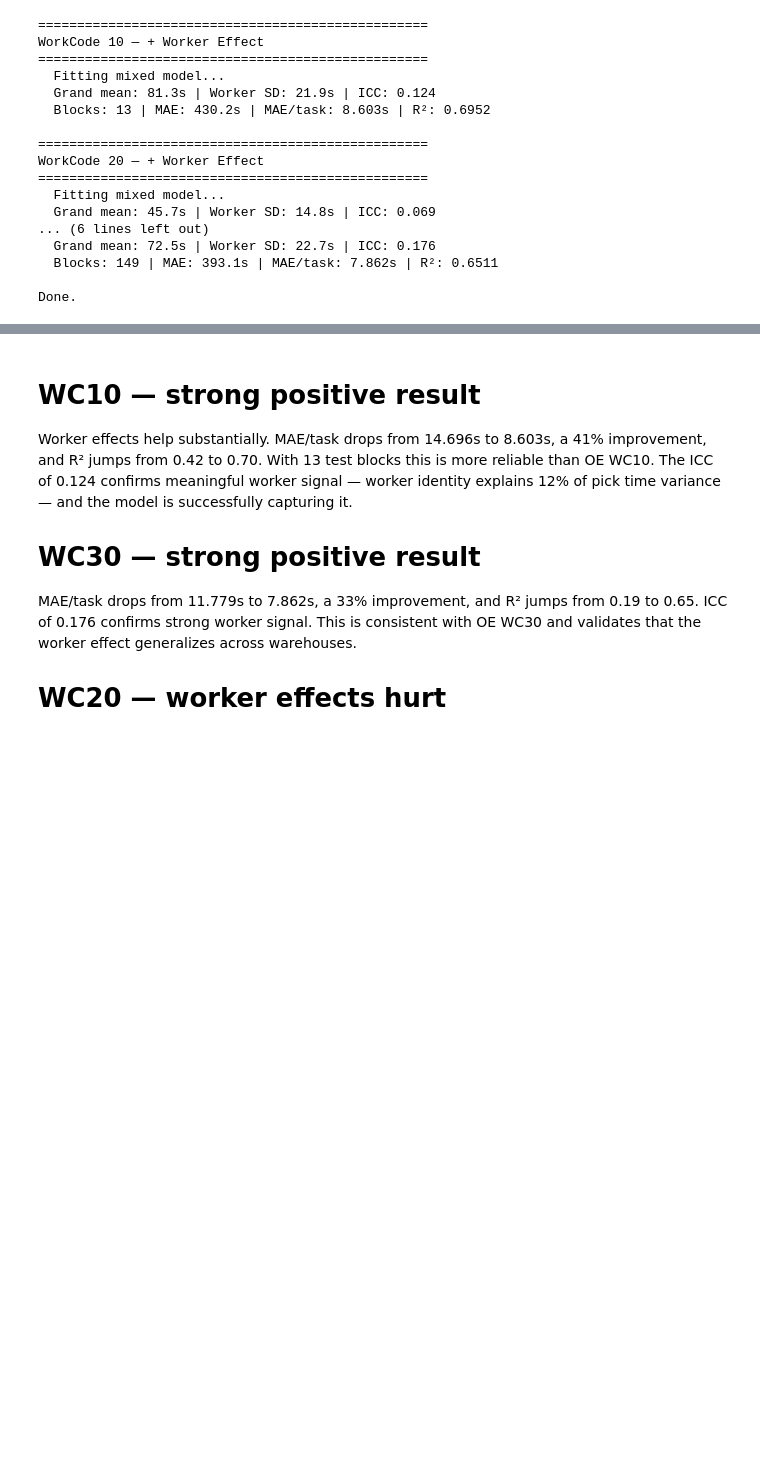
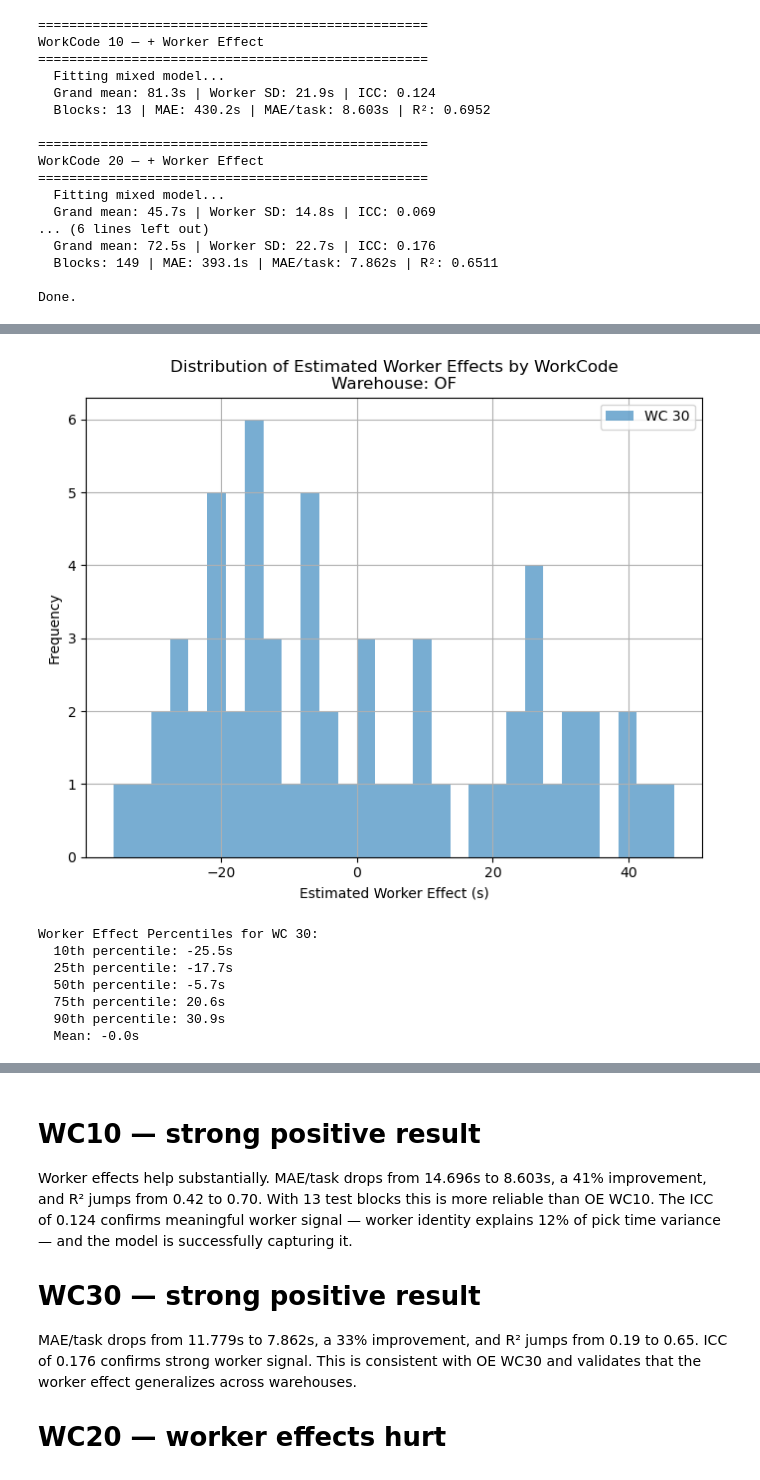
Before and after one commit to JiashenWangg/Lucas_Systems_Capstone_Project, a Jupyter notebook: Model_Betsy_Conan/final_of.ipynb, the cells around one changed output, grey strips where cells are left out. Drawn from its saved outputs; the diff is of its cells as text; code cells hidden in the pictures; blank space fills up the shorter version.

Commit message:
random effects diagnostics

```diff
--- a/Model_Betsy_Conan/final_of.ipynb
+++ b/Model_Betsy_Conan/final_of.ipynb
@@ -270,6 +272,3 @@ plt.grid(True)
 plt.show()
 # %% [output]
 [figure]
-# %%
-df_wc, features, cat_cols = load_engineered_data(WAREHOUSE, "10", MAX_TIME)
-print(features)
@@ -430,0 +414,27 @@ Warehouse: OF | Block size: 50 tasks
+# %%
+plt.figure(figsize=(8, 6))
+subset = worker_effects_df[worker_effects_df["WorkCode"] == "30"]
+plt.hist(subset["worker_effect"], bins=30, alpha=0.6, label=f"WC 30")
+plt.xlabel("Estimated Worker Effect (s)")
+plt.ylabel("Frequency")
+plt.title(f"Distribution of Estimated Worker Effects by WorkCode\nWarehouse: {WAREHOUSE}")
+plt.legend()
+plt.grid(True)
+plt.show()
+
+# compute 10, 25, 50, mean, 75, 90 percentiles of worker effects for WC 30
+percentiles = [10, 25, 50, 75, 90]
+percentile_values = np.percentile(subset["worker_effect"], percentiles)
+print(f"Worker Effect Percentiles for WC 30:")
+for p, val in zip(percentiles, percentile_values):
+    print(f"  {p}th percentile: {val:.1f}s")
+print(f"  Mean: {subset['worker_effect'].mean():.1f}s")
+# %% [output]
+[figure, added]
+Worker Effect Percentiles for WC 30:
+  10th percentile: -25.5s
+  25th percentile: -17.7s
+  50th percentile: -5.7s
+  75th percentile: 20.6s
+  90th percentile: 30.9s
+  Mean: -0.0s
```
Also changed, not shown: parts of 6 cells of this notebook, 2 other files.
